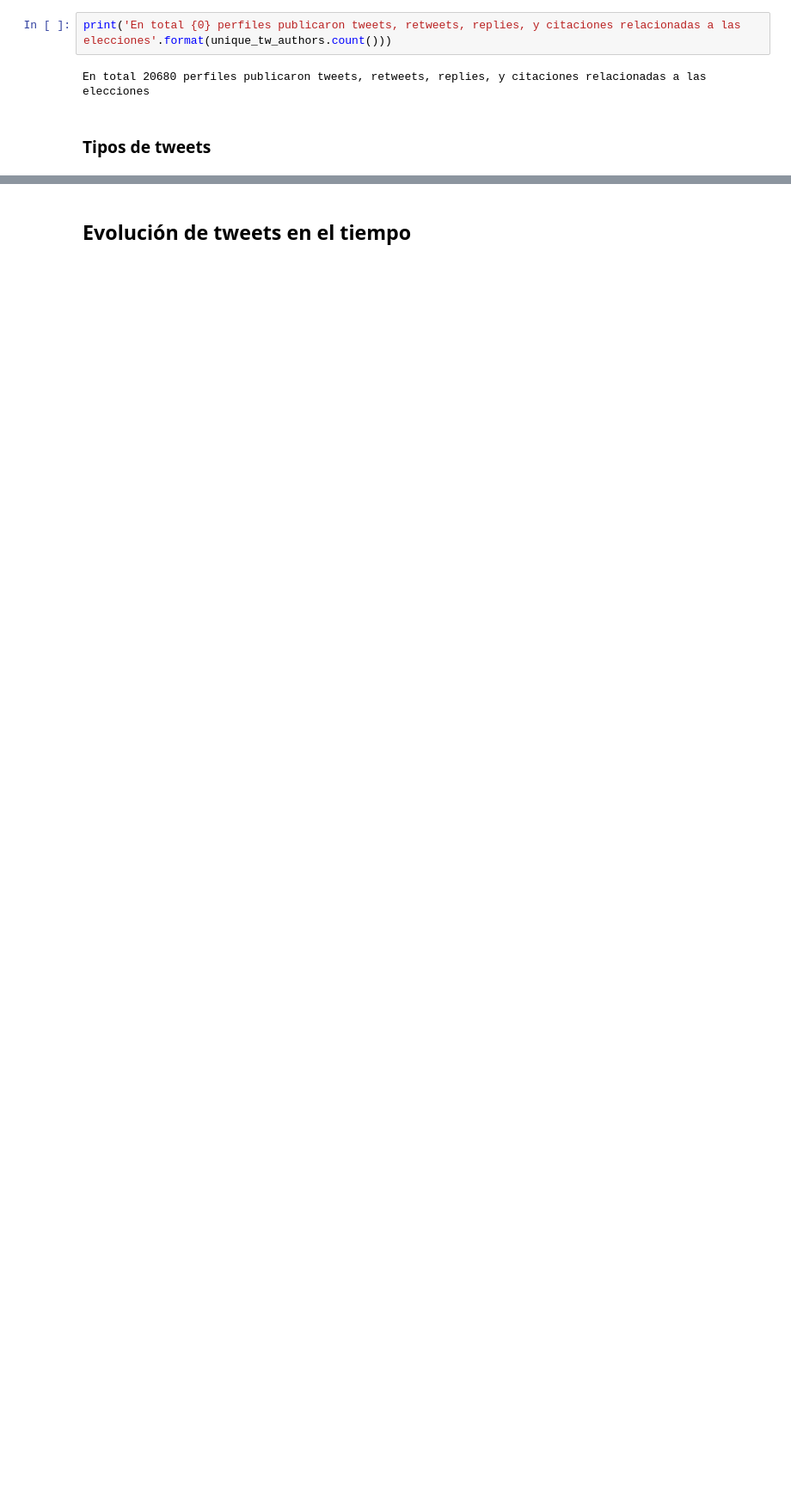
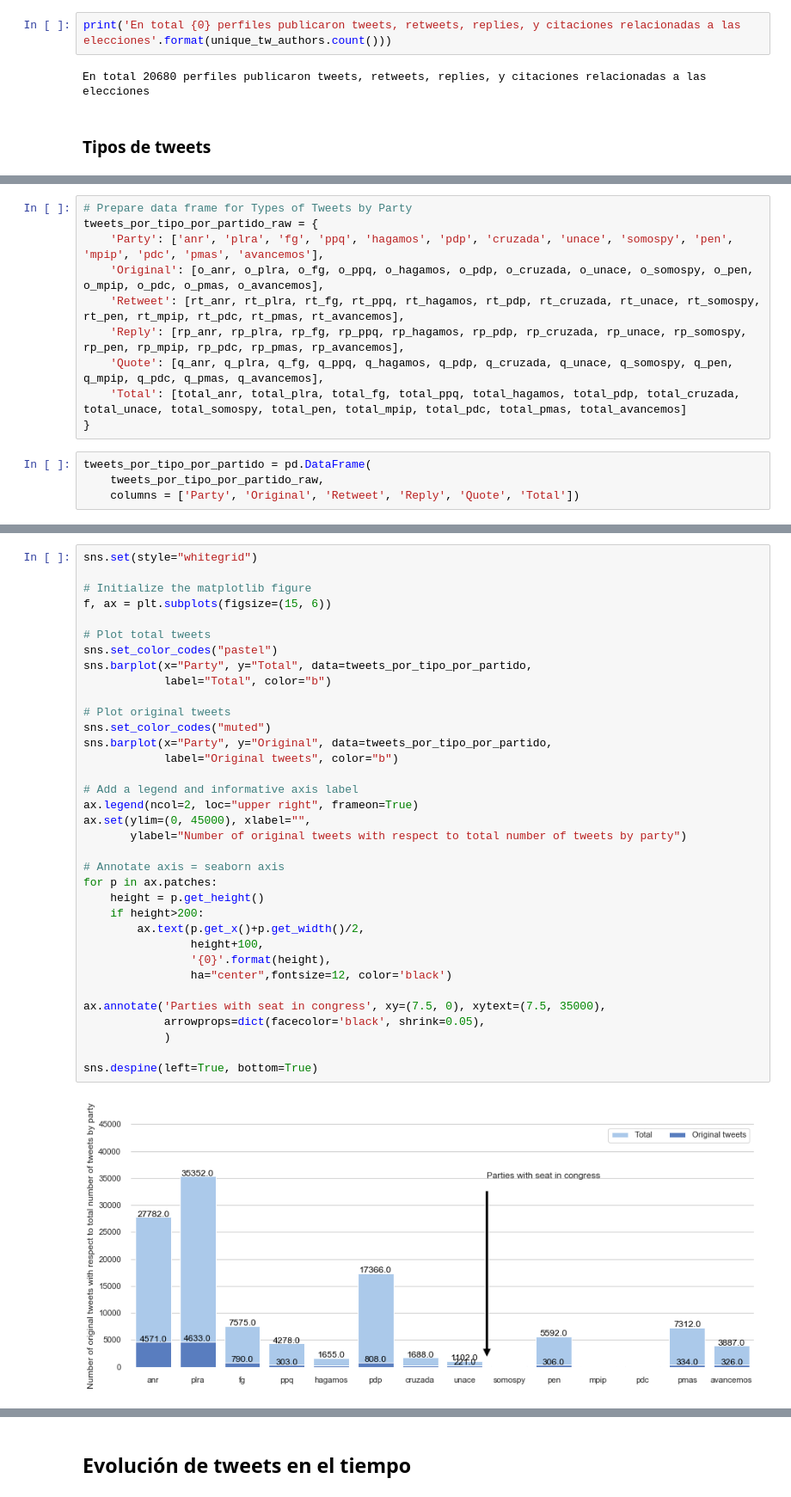
Before and after one commit to ParticipaPY/politic-bots, a Jupyter notebook: reports/notebooks/bots_politicos_generales_2018.ipynb, the cells around one changed output, grey strips where cells are left out. Shown: that part at 86% size. Drawn from its saved outputs; the diff is of its cells as text; blank space fills up the shorter version.

```diff
--- a/reports/notebooks/bots_politicos_generales_2018.ipynb
+++ b/reports/notebooks/bots_politicos_generales_2018.ipynb
@@ -196,0 +322,14 @@ Tweet(s)
+# %%
+# Prepare data frame for Types of Tweets by Party
+tweets_por_tipo_por_partido_raw = {
+    'Party': ['anr', 'plra', 'fg', 'ppq', 'hagamos', 'pdp', 'cruzada', 'unace', 'somospy', 'pen', 'mpip', 'pdc', 'pmas', 'avancemos'],
+    'Original': [o_anr, o_plra, o_fg, o_ppq, o_hagamos, o_pdp, o_cruzada, o_unace, o_somospy, o_pen, o_mpip, o_pdc, o_pmas, o_avancemos],
+    'Retweet': [rt_anr, rt_plra, rt_fg, rt_ppq, rt_hagamos, rt_pdp, rt_cruzada, rt_unace, rt_somospy, rt_pen, rt_mpip, rt_pdc, rt_pmas, rt_avancemos],
+    'Reply': [rp_anr, rp_plra, rp_fg, rp_ppq, rp_hagamos, rp_pdp, rp_cruzada, rp_unace, rp_somospy, rp_pen, rp_mpip, rp_pdc, rp_pmas, rp_avancemos],
+    'Quote': [q_anr, q_plra, q_fg, q_ppq, q_hagamos, q_pdp, q_cruzada, q_unace, q_somospy, q_pen, q_mpip, q_pdc, q_pmas, q_avancemos],
+    'Total': [total_anr, total_plra, total_fg, total_ppq, total_hagamos, total_pdp, total_cruzada, total_unace, total_somospy, total_pen, total_mpip, total_pdc, total_pmas, total_avancemos]
+}
+# %%
+tweets_por_tipo_por_partido = pd.DataFrame(
+    tweets_por_tipo_por_partido_raw,
+    columns = ['Party', 'Original', 'Retweet', 'Reply', 'Quote', 'Total'])
@@ -196,0 +338,37 @@ Tweet(s)
+# %%
+sns.set(style="whitegrid")
+
+# Initialize the matplotlib figure
+f, ax = plt.subplots(figsize=(15, 6))
+
+# Plot total tweets
+sns.set_color_codes("pastel")
+sns.barplot(x="Party", y="Total", data=tweets_por_tipo_por_partido,
+            label="Total", color="b")
+
+# Plot original tweets
+sns.set_color_codes("muted")
+sns.barplot(x="Party", y="Original", data=tweets_por_tipo_por_partido,
+            label="Original tweets", color="b")
+
+# Add a legend and informative axis label
+ax.legend(ncol=2, loc="upper right", frameon=True)
+ax.set(ylim=(0, 45000), xlabel="",
+       ylabel="Number of original tweets with respect to total number of tweets by party")
+
+# Annotate axis = seaborn axis
+for p in ax.patches:
+    height = p.get_height()
+    if height>200:
+        ax.text(p.get_x()+p.get_width()/2,
+                height+100,
+                '{0}'.format(height),
+                ha="center",fontsize=12, color='black')
+
+ax.annotate('Parties with seat in congress', xy=(7.5, 0), xytext=(7.5, 35000),
+            arrowprops=dict(facecolor='black', shrink=0.05),
+            )
+
+sns.despine(left=True, bottom=True)
+# %% [output]
+[figure, added]
```
Also changed, not shown: parts of 60 cells of this notebook, 2 other files.
